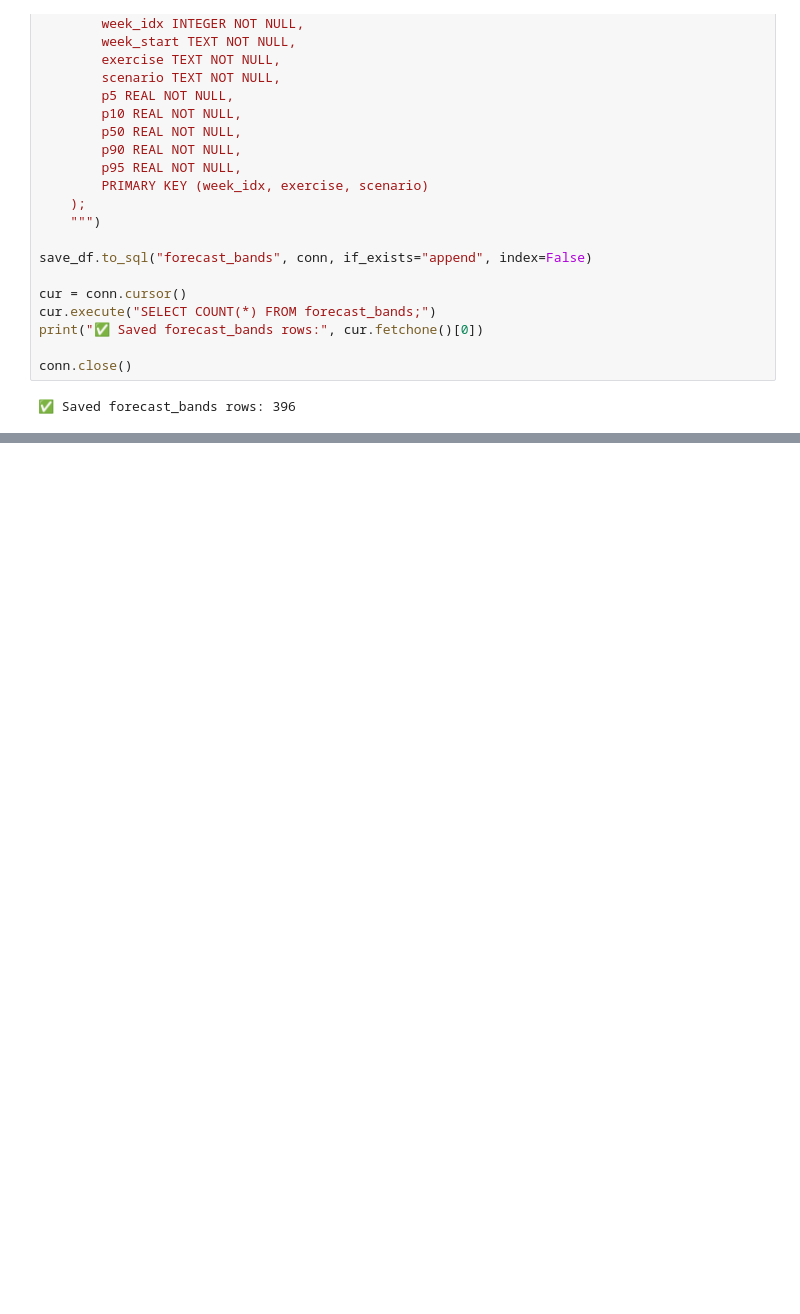
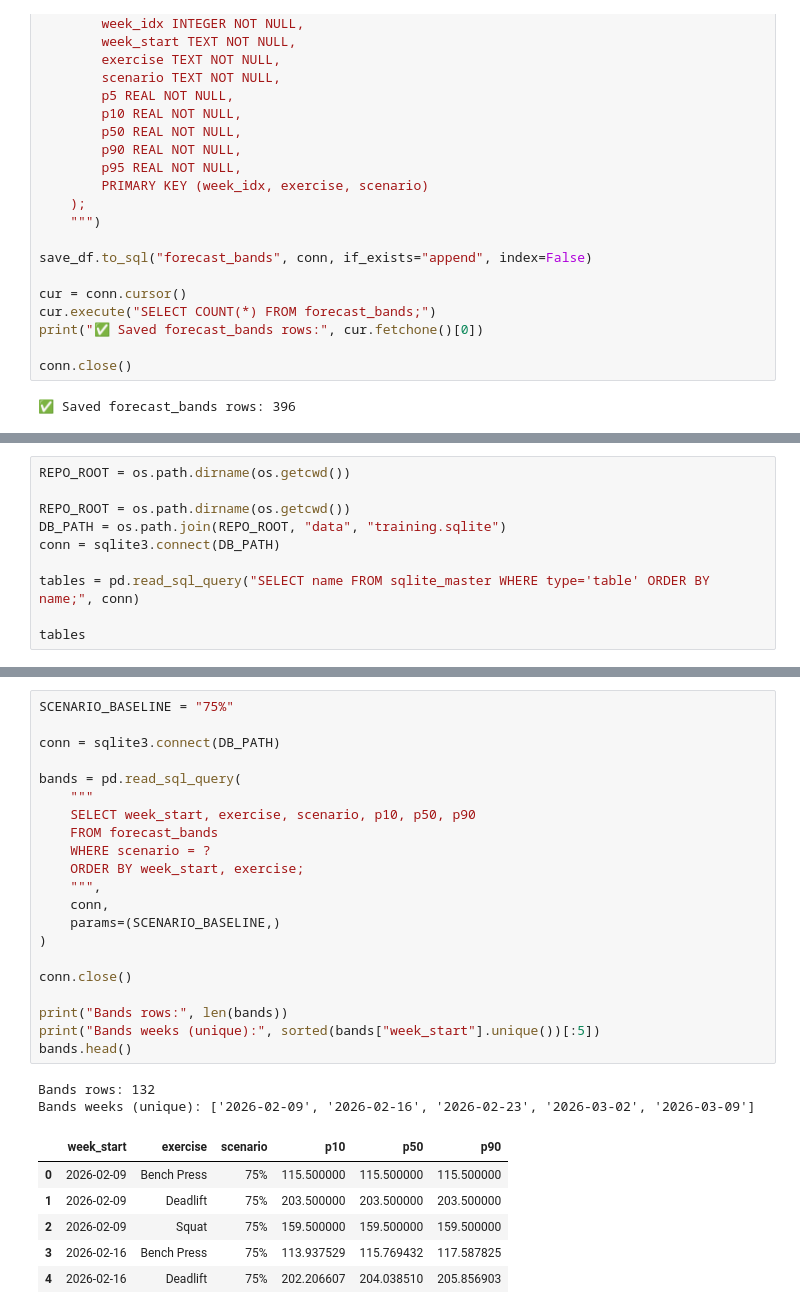
Before and after one commit to somystacks/Strength-progression-forecast, a Jupyter notebook: notebooks/01_weekly_e1rm_explore.ipynb, the cells around one changed output, grey strips where cells are left out. Drawn from its saved outputs; the diff is of its cells as text; blank space fills up the shorter version.

```diff
--- a/notebooks/01_weekly_e1rm_explore.ipynb
+++ b/notebooks/01_weekly_e1rm_explore.ipynb
@@ -1050,0 +1269,10 @@ bands_sql.head(10)
+# %%
+REPO_ROOT = os.path.dirname(os.getcwd())
+
+REPO_ROOT = os.path.dirname(os.getcwd())
+DB_PATH = os.path.join(REPO_ROOT, "data", "training.sqlite")
+conn = sqlite3.connect(DB_PATH)
+
+tables = pd.read_sql_query("SELECT name FROM sqlite_master WHERE type='table' ORDER BY name;", conn)
+
+tables
@@ -1050,0 +1301,30 @@ bands_sql.head(10)
+# %%
+SCENARIO_BASELINE = "75%"
+
+conn = sqlite3.connect(DB_PATH)
+
+bands = pd.read_sql_query(
+    """
+    SELECT week_start, exercise, scenario, p10, p50, p90
+    FROM forecast_bands
+    WHERE scenario = ?
+    ORDER BY week_start, exercise;
+    """,
+    conn,
+    params=(SCENARIO_BASELINE,)
+)
+
+conn.close()
+
+print("Bands rows:", len(bands))
+print("Bands weeks (unique):", sorted(bands["week_start"].unique())[:5])
+bands.head()
+# %% [output]
+Bands rows: 132
+Bands weeks (unique): ['2026-02-09', '2026-02-16', '2026-02-23', '2026-03-02', '2026-03-09']
+|  | week_start | exercise | scenario | p10 | p50 | p90 |
+| 0 | 2026-02-09 | Bench Press | 75% | 115.500000 | 115.500000 | 115.500000 |
+| 1 | 2026-02-09 | Deadlift | 75% | 203.500000 | 203.500000 | 203.500000 |
+| 2 | 2026-02-09 | Squat | 75% | 159.500000 | 159.500000 | 159.500000 |
+| 3 | 2026-02-16 | Bench Press | 75% | 113.937529 | 115.769432 | 117.587825 |
+| 4 | 2026-02-16 | Deadlift | 75% | 202.206607 | 204.038510 | 205.856903 |
```
Also changed, not shown: parts of 19 cells of this notebook, 8 other files.
